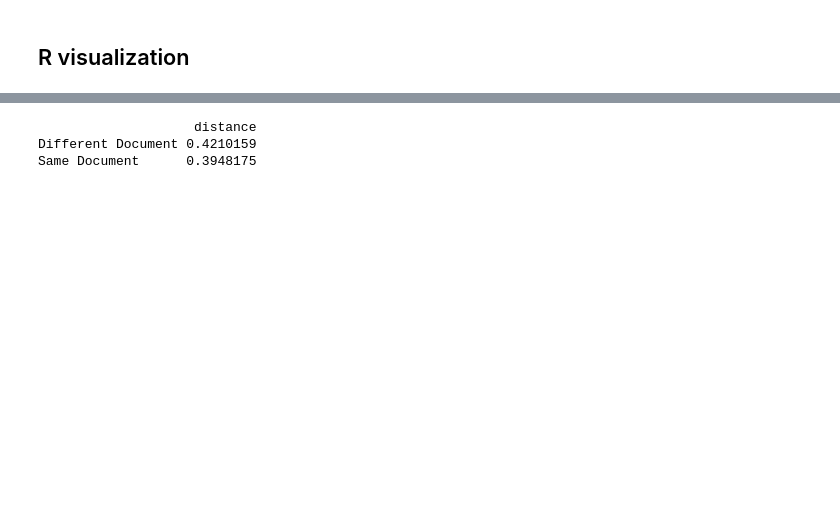
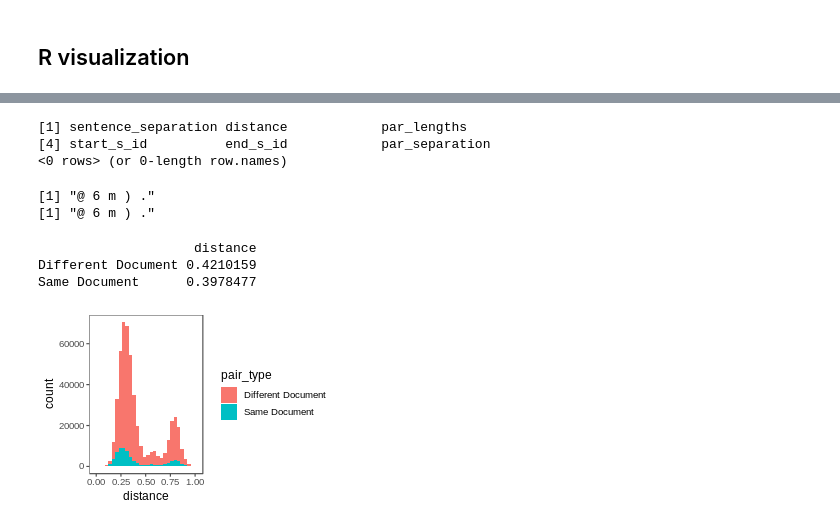
Before and after one commit to erindb/descodisc, a Jupyter notebook: distances.ipynb, the cells around one changed output, grey strips where cells are left out. Cells and saved outputs as stored; diff of their text form; code cells hidden in the pictures; blank space fills up the shorter version.

```diff
--- a/distances.ipynb
+++ b/distances.ipynb
@@ -250,8 +334,35 @@ np.save(distances_matrix_filename, par_details_dist_df)
+# %%
+%%R
+increments_df %>% filter(sentence_separation < 0.01)
+# %% [output]
+[1] sentence_separation distance            par_lengths
+[4] start_s_id          end_s_id            par_separation
+<0 rows> (or 0-length row.names)
+# %%
+%%R -i df
+# increments_df %>%
+# filter(distance < 0.0001)
+
+print((df %>% filter(s_id == 887))$sentence)
+print((df %>% filter(s_id == 890))$sentence)
+# %% [output]
+[1] "@ 6 m ) ."
+[1] "@ 6 m ) ."
 # %%
-# %%R -i doc_dist_means
-# doc_dist_means
+%%R -i doc_dist_means
+doc_dist_means
 # %% [output]
                     distance
 Different Document 0.4210159
-Same Document      0.3948175
+Same Document      0.3978477
+# %%
+%%R -i doc_dist_df -w 300 -h 200 -u px
+p = doc_dist_df %>%
+ggplot(aes(x = distance, fill = pair_type)) +
+geom_histogram(bins=30) +
+theme_few(12)
+print(p)
+ggsave(paste("within_vs_across_documents_density_", n_articles, ".png", sep=""))
+# %% [output]
+[figure, added]
 # %%
```
Also changed, not shown: parts of 23 cells of this notebook.
